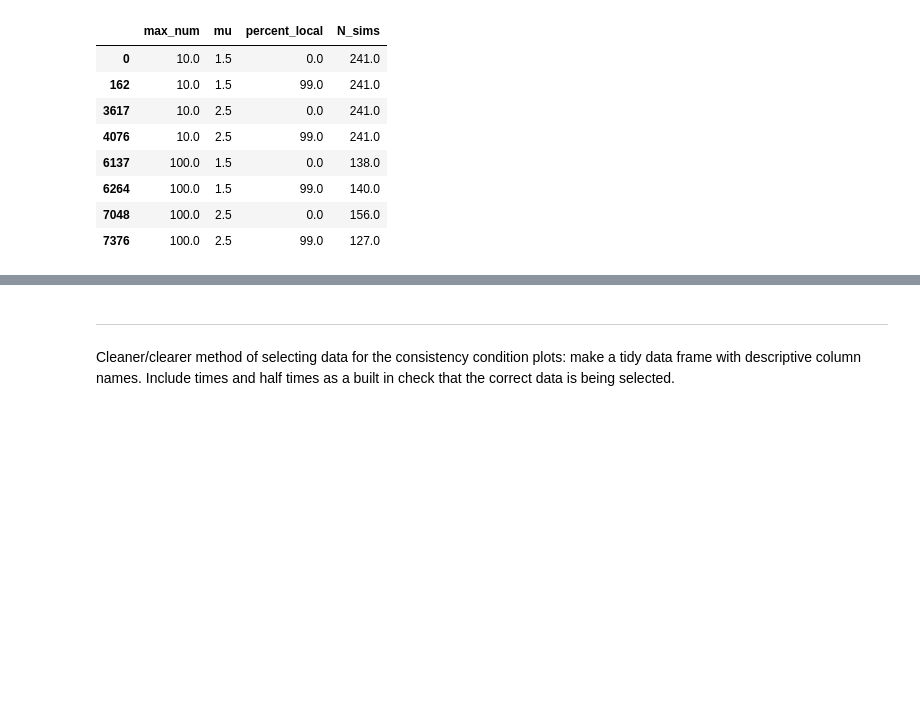
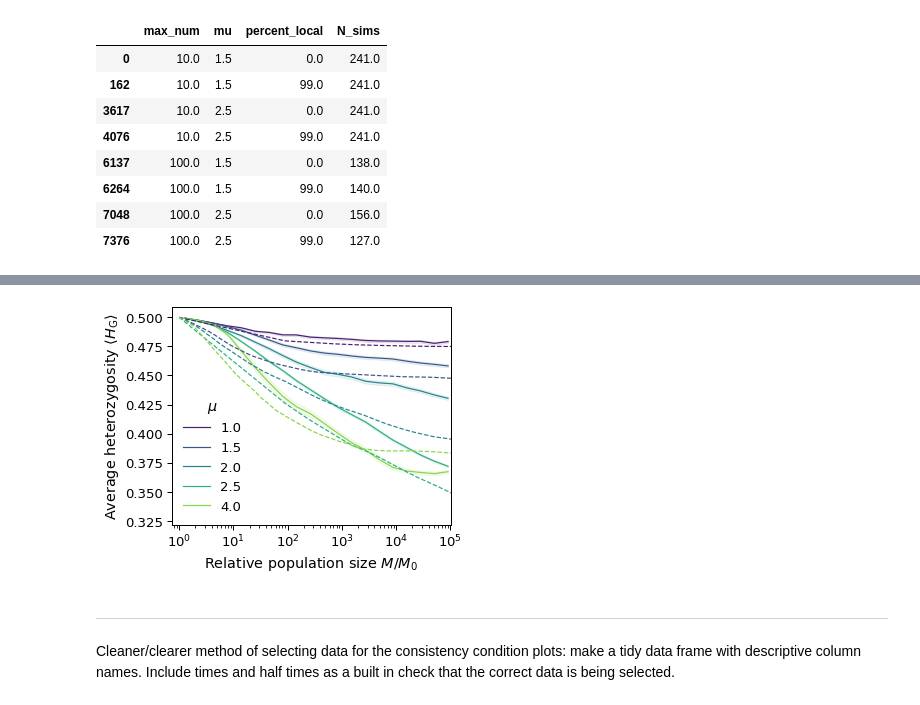
Before and after one commit to nathanvilliger/explicit-local-dynamics, a Jupyter notebook: figures.ipynb, the cells around one changed output, grey strips where cells are left out. Drawn from its saved outputs; the diff is of its cells as text; code cells hidden in the pictures; blank space fills up the shorter version.

```diff
--- a/figures.ipynb
+++ b/figures.ipynb
@@ -916,3 +960,40 @@ with sns.plotting_context('paper', font_scale=1.5):
+# %%
+%%R -i data -o panela
+suppressMessages(library(dplyr))
+
+panela <- data %>%
+  filter(capacity == 10, percent_local == 50) %>%
+  group_by(idx) %>%
+  mutate(rel_pop_size = num_individuals / num_individuals[1]) %>%
+  ungroup() %>%
+  filter(rel_pop_size <= 1.2e5) %>%
+  mutate(log10_pop_size = log10(rel_pop_size),
+         logbin = cut(log10_pop_size, breaks=20)) %>%
+  group_by(mu, logbin) %>%
+  summarize(count = n(),
+            mean_rel_pop_size = mean(rel_pop_size),
+            mean_het = mean(pop_heterozygosity),
+            sd_het = sd(pop_heterozygosity),
+            sem_het = sd_het / sqrt(count),
+            upper_sem = mean_het + sem_het,
+            lower_sem = mean_het - sem_het)
+# %%
+with sns.plotting_context('paper', font_scale=1.5):
+    fig, ax = plt.subplots(figsize=(5, 4))
+
+    sns.lineplot(data=panela, x='mean_rel_pop_size', y='mean_het', hue='mu', palette=pal, ax=ax, legend='auto')
+    for i, mu in enumerate(np.unique(panela.mu)):
+        sel = panela.mu == mu
+        ax.fill_between(panela[sel].mean_rel_pop_size, y1=panela[sel].upper_sem, y2=panela[sel].lower_sem, color=pal[i], alpha=0.1)
+    ax.set(xscale='log', xlabel=r'Relative population size $M/M_0$', ylabel=r'Average heterozygosity $\langle H_\mathrm{G} \rangle$')
+    ax.legend(title=r'$\mu$', loc='lower left', frameon=False)
+    ax.set_xlim(right=1.01e5)
+
+    for i, mu in enumerate([1, 1.5, 2, 2.4, 4]):
+        lat = np.loadtxt(f'data/hzyg_L100000000_mu{mu:.2f}_2d.npy')
+        ax.plot(lat[:, 0], lat[:, 1], ls='--', c=pal[i])
+# %% [output]
+[figure, added]
 # %% [markdown]
 ---
 
```
Also changed, not shown: parts of 23 cells of this notebook, 8 other files.
